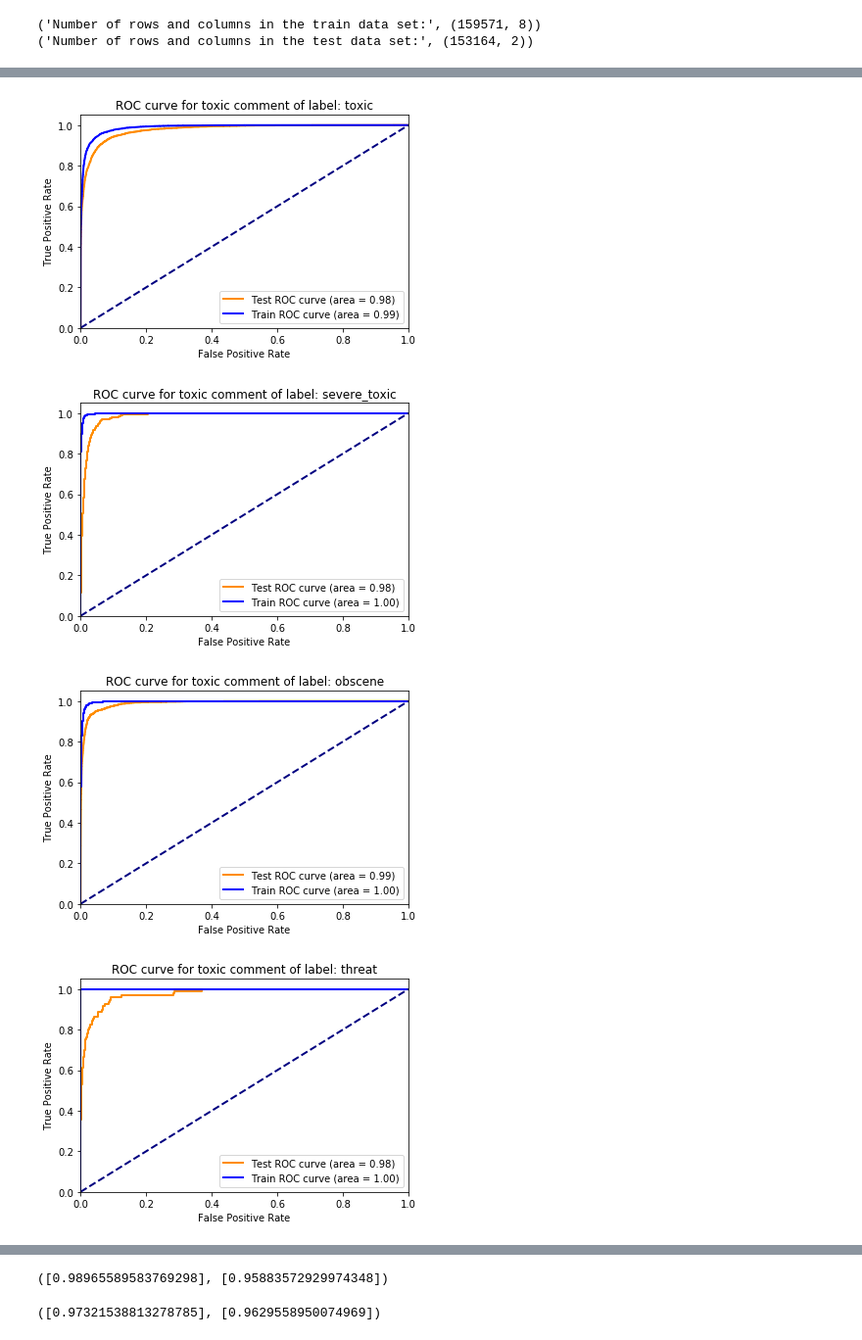
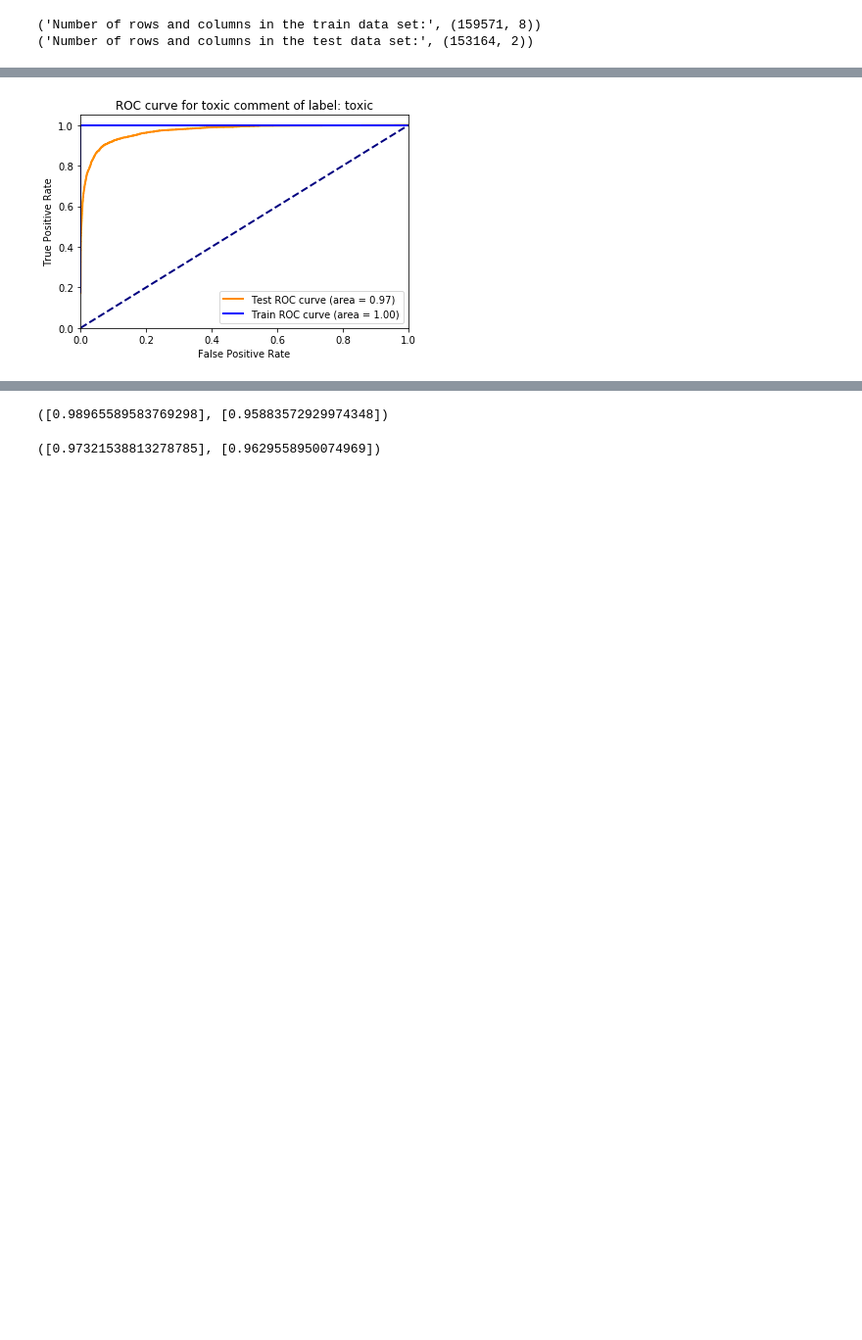
Before and after one commit to huytquoc/Toxic_Comments_Classification, a Jupyter notebook: Toxic_comment_classification.ipynb, the cells around one changed output, grey strips where cells are left out. Shown at 98% size. Cells and saved outputs as stored; diff of their text form; code cells hidden in the pictures; blank space fills up the shorter version.

```diff
--- a/Toxic_comment_classification.ipynb
+++ b/Toxic_comment_classification.ipynb
@@ -551,15 +594,16 @@ class multi_labels_LogisticRegression:
     def to_submission_file(self, submission_output, filename = 'submission.csv'):
         submission_output.to_csv(self.path+filename, index=False)
 # %%
+#range(1), num_class = 1
 submission_data = []
 list_LR = []
-for i in range(3):
+for i in range(1):
     print("Training Process %s: " %i)
     print("%"*80)
     multi_labels_LR = multi_labels_LogisticRegression(min_df = 2, max_df = 0.95, n_gram = 5, n_features = 10000,
                 resampling = True, top_features = 5000,
                 all_comments = False,
-                num_class = 6, analyzers = ['char', 'word'], estimator = 'lr', fs = 'tree_25')
+                num_class = 1, analyzers = ['char', 'word'], estimator = 'lr', fs = 'tree_25')
     multi_labels_LR.fit(data)
     submission_data = submission_data + [multi_labels_LR.submission_output(submission_input)]
     list_LR = list_LR + [multi_labels_LR]
@@ -589,10 +615,7 @@ df_means = df_means.reset_index('id')
 
 df_means.to_csv(path+'submission.csv', index=False)
 # %%
-for i in range(3):
+for i in range(1):
     list_LR[i].print_roc_curve()
 # %% [output]
-[figure, old version]
+[figure, new version]
-[figure, removed]
-[figure, removed]
-[figure, removed]
```
Also changed, not shown: parts of 30 cells of this notebook.
